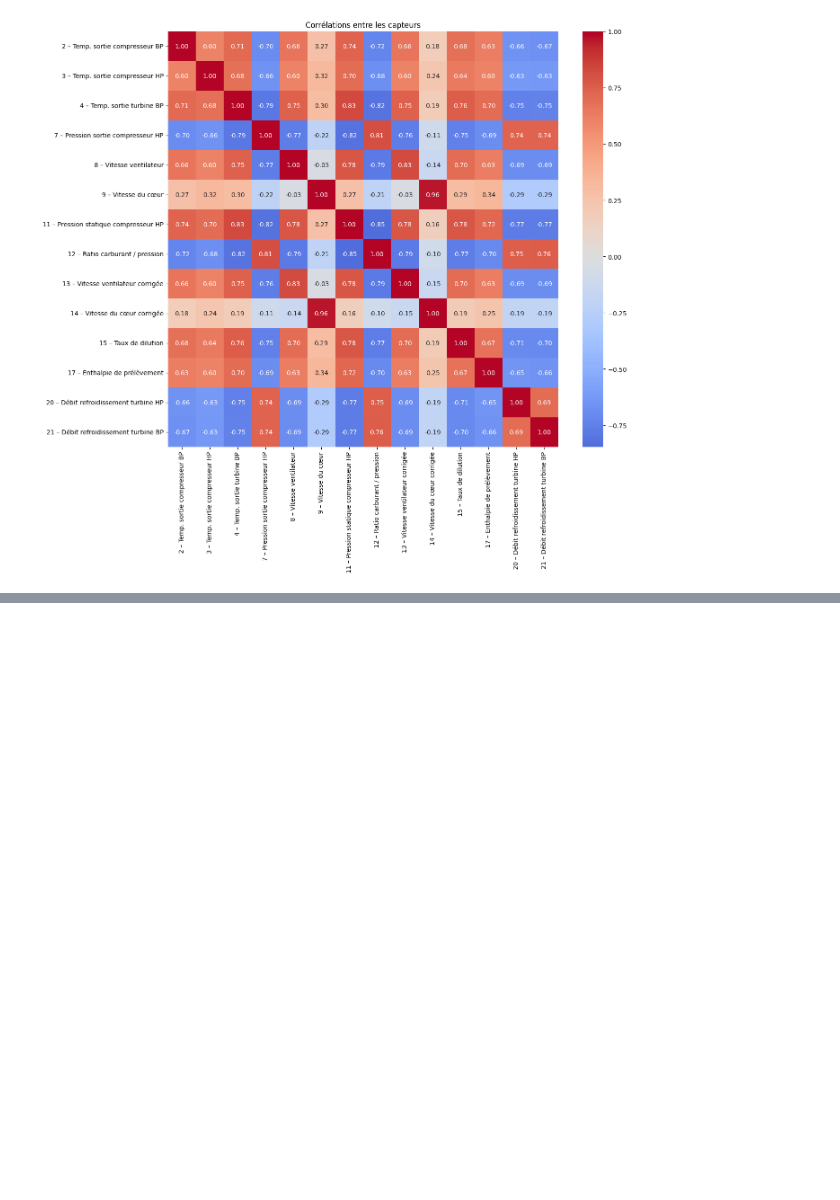
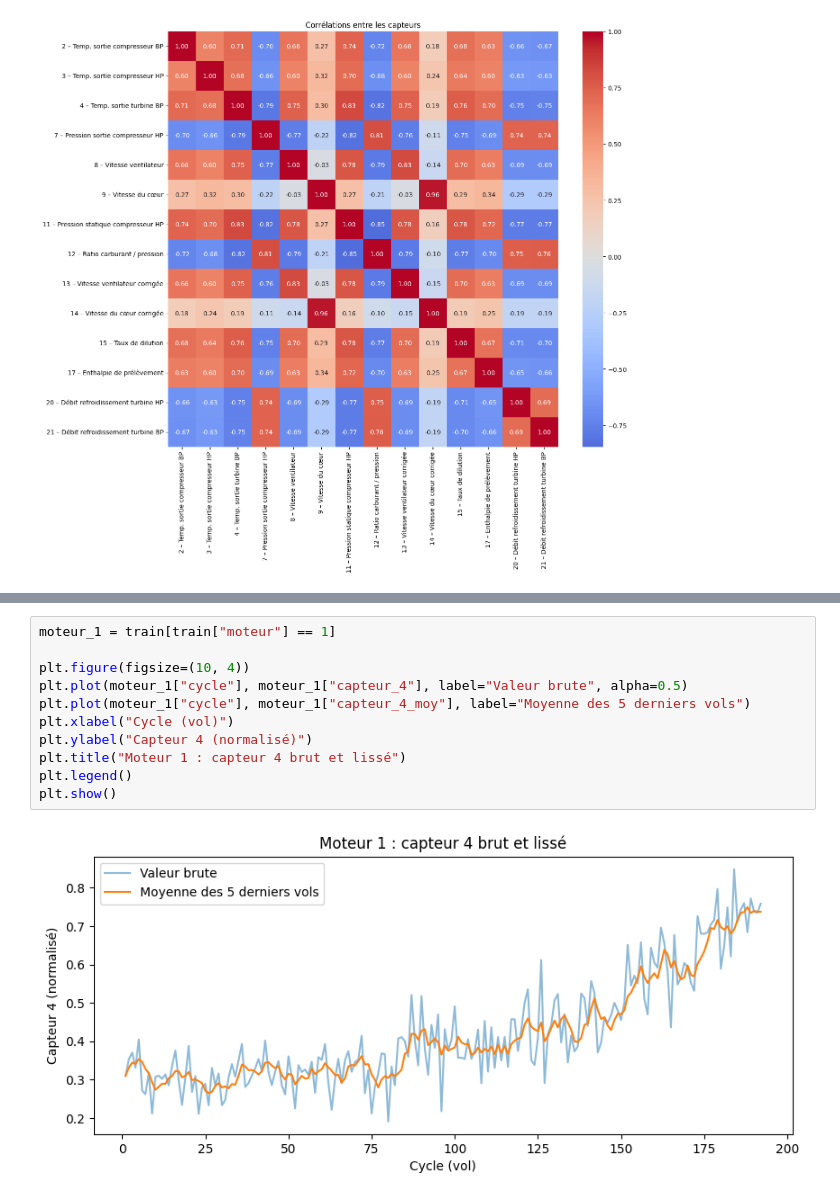
Before and after one commit to Bousara/turbofan-predictive-maintenance, a Jupyter notebook: notebooks/01_exploration.ipynb, the cells around one changed output, grey strips where cells are left out. Drawn from its saved outputs; the diff is of its cells as text; blank space fills up the shorter version.

```diff
--- a/notebooks/01_exploration.ipynb
+++ b/notebooks/01_exploration.ipynb
@@ -212,0 +247,13 @@ plt.show()
+# %%
+moteur_1 = train[train["moteur"] == 1]
+
+plt.figure(figsize=(10, 4))
+plt.plot(moteur_1["cycle"], moteur_1["capteur_4"], label="Valeur brute", alpha=0.5)
+plt.plot(moteur_1["cycle"], moteur_1["capteur_4_moy"], label="Moyenne des 5 derniers vols")
+plt.xlabel("Cycle (vol)")
+plt.ylabel("Capteur 4 (normalisé)")
+plt.title("Moteur 1 : capteur 4 brut et lissé")
+plt.legend()
+plt.show()
+# %% [output]
+[figure, added]
```
Also changed, not shown: parts of 6 cells of this notebook.
